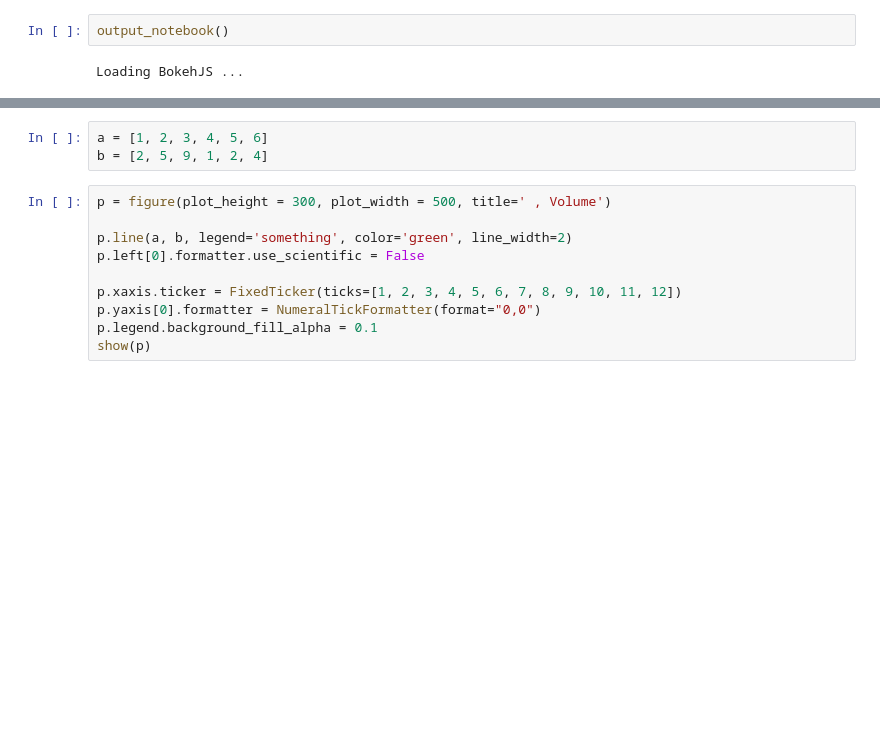
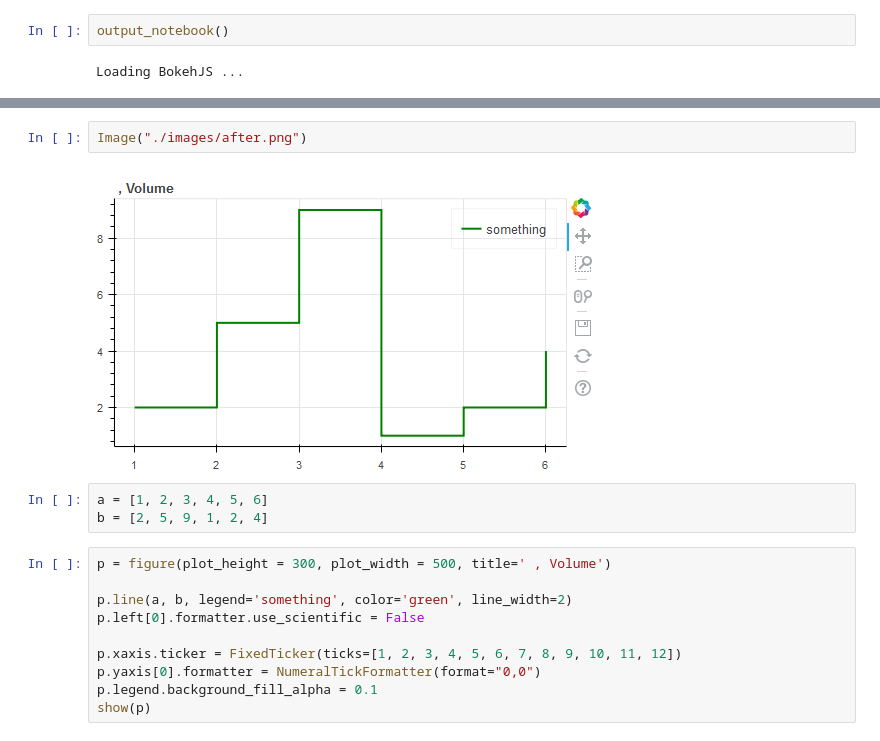
Before and after one commit to afonit/step_line, a Jupyter notebook: bokeh_step_line.ipynb, the cells around one changed output, grey strips where cells are left out. Cells and saved outputs as stored; diff of their text form; blank space fills up the shorter version.

```diff
--- a/bokeh_step_line.ipynb
+++ b/bokeh_step_line.ipynb
@@ -10,3 +17,7 @@ Loading BokehJS ...
+# %%
+Image("./images/after.png")
+# %% [output]
+[figure, added]
 # %%
 a = [1, 2, 3, 4, 5, 6]
 b = [2, 5, 9, 1, 2, 4]
```
Also changed, not shown: parts of 3 cells of this notebook, 2 other files.
